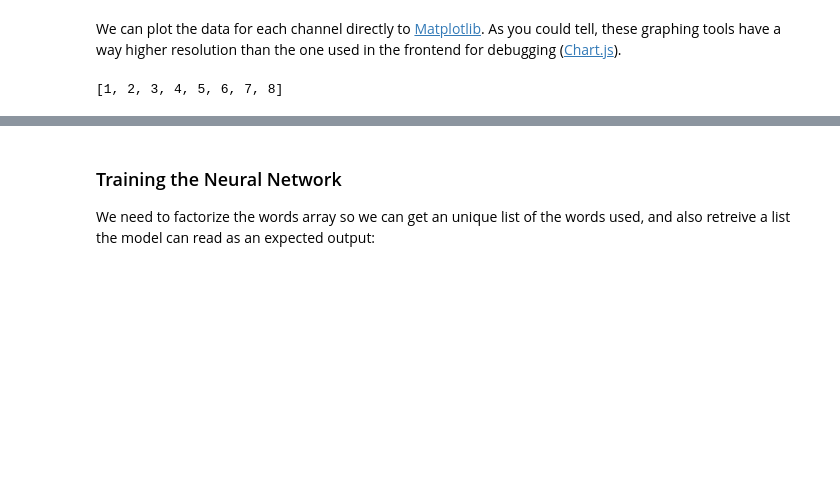
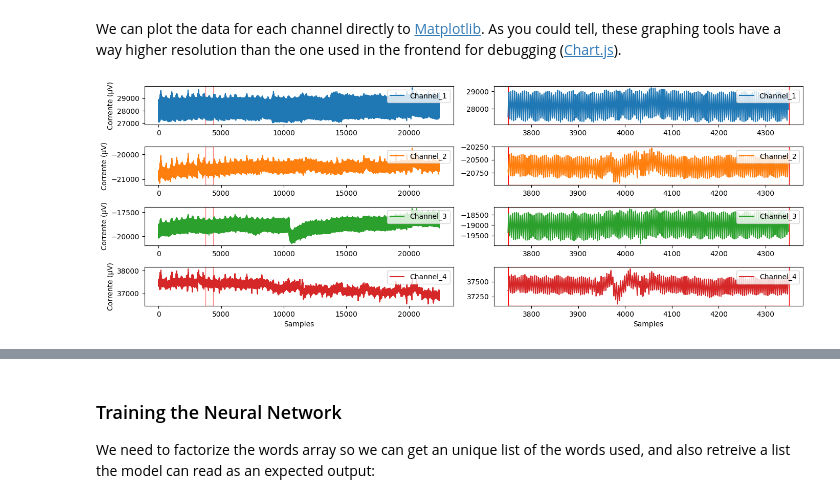
Before and after one commit to MateusAquino/subvocalization-emg, a Jupyter notebook: Proof of Concept/Subvocalization.ipynb, the cells around one changed output, grey strips where cells are left out. Cells and saved outputs as stored; diff of their text form; code cells hidden in the pictures; blank space fills up the shorter version.

```diff
--- a/Proof of Concept/Subvocalization.ipynb
+++ b/Proof of Concept/Subvocalization.ipynb
@@ -76,25 +67,30 @@ csv
 We can plot the data for each channel directly to [Matplotlib](https://matplotlib.org/). As you could tell, these graphing tools have a way higher resolution than the one used in the frontend for debugging ([Chart.js](https://www.chartjs.org/)).
 # %%
 restored_data = csv.copy()
-board_id = BoardIds.CYTON_BOARD.value
 
-# f, axarr = plt.subplots(6, 2, figsize=(14,5))
+window = 600
+offset = 4050
+start = offset-int(window/2)
+end = offset+int(window/2)
 
-# axs = restored_data[df_channels][:12000].plot(subplots=True, ax=axarr[:,0])
-# for i,ax in enumerate(axs):
-    # axs[i].legend(loc="upper right")
-    # axs[i].axvspan(5900, 6100, alpha=0.5, ec='red', fill=False)
+f, axarr = plt.subplots(len(emg_channels), 2, figsize=(14,5))
+axs = restored_data[df_channels].plot(subplots=True, ax=axarr[:,0])
+for i,ax in enumerate(axs):
+    axs[i].legend(loc="upper right")
+    axs[i].axvspan(start, end, alpha=0.5, ec='red', fill=False)
+    axs[i].set_ylabel('Corrente (µV)')
+axs[3].set_xlabel('Samples')
 
-# axs = restored_data[df_channels][5900:6100].plot(subplots=True, ax=axarr[:,1])
-# for i,ax in enumerate(axs):
-    # axs[i].legend(loc="upper right")
-    # axs[i].axvspan(5900, 6100, alpha=1, ec='red', fill=False)
+axs = restored_data[df_channels][start:end].plot(subplots=True, ax=axarr[:,1])
+for i,ax in enumerate(axs):
+    axs[i].legend(loc="upper right")
+    axs[i].axvspan(start, end, alpha=1, ec='red', fill=False)
+axs[3].set_xlabel('Samples')
 
-# plt.show()
-
-BoardShim.get_ecg_channels(board_id)
+plt.tight_layout(pad=1.0)
+plt.show()
 # %% [output]
-[1, 2, 3, 4, 5, 6, 7, 8]
+[figure, added]
 # %% [markdown]
 ### Preprocessing
 
```
Also changed, not shown: parts of 17 cells of this notebook, 9 other files.
